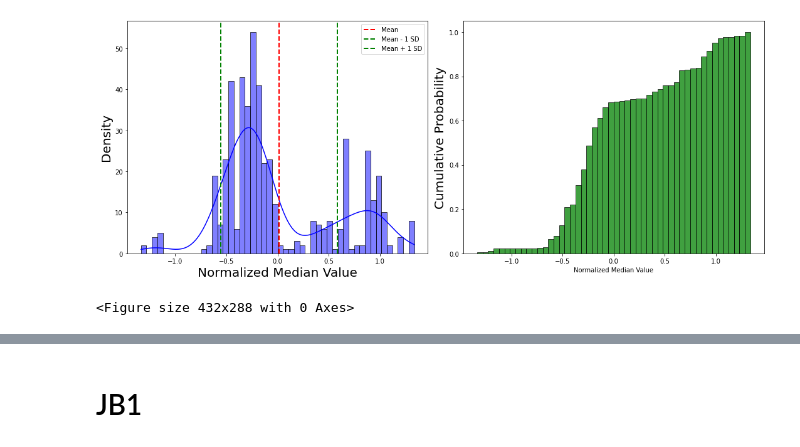
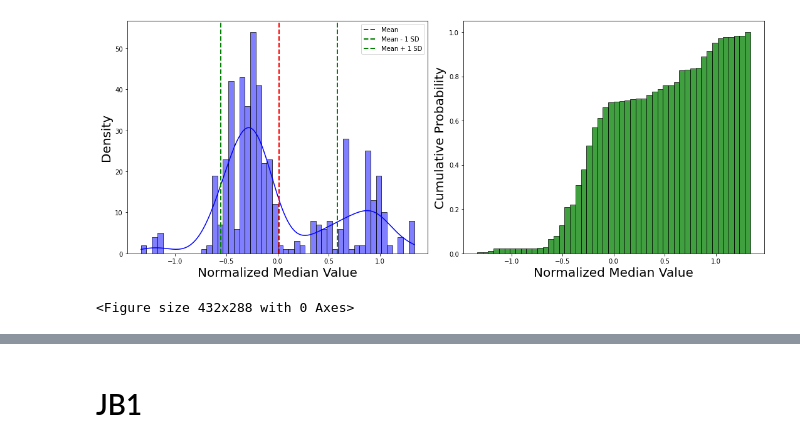
Before and after one commit to andreas-koukorinis/PaperCode, a Jupyter notebook: stylised_facts/Notebooks/Correlation Experiments/additional plots Dec 2023.ipynb, the cells around one changed output, grey strips where cells are left out. Saved outputs shown, nothing was run; the diff lists cells and outputs as text; code cells hidden in the pictures.

```diff
--- a/stylised_facts/Notebooks/Correlation Experiments/additional plots Dec 2023.ipynb
+++ b/stylised_facts/Notebooks/Correlation Experiments/additional plots Dec 2023.ipynb
@@ -104,33 +97,33 @@ std_dev = median_values.std()
 # Define the number of bins for the histogram
 num_bins = 50  # Adjust this value as needed
 
 # Create a figure with two subplots
 fig, axes = plt.subplots(1, 2, figsize=(15, 6))
 
 # Plot the regular histogram with a density plot
 sns.histplot(median_values, bins=num_bins, kde=True, color="blue", ax=axes[0])
 # axes[0].set_title('Histogram of Normalized Median Values with Density Plot')
 axes[0].set_xlabel('Normalized Median Value', fontsize = 20)
 axes[0].set_ylabel('Density', fontsize = 20)
 
 # Adding vertical lines for mean and standard deviations
 axes[0].axvline(mean, color='red', linestyle='--', linewidth=2, label='Mean')
 axes[0].axvline(mean - std_dev, color='green', linestyle='--', linewidth=2, label='Mean - 1 SD')
 axes[0].axvline(mean + std_dev, color='green', linestyle='--', linewidth=2, label='Mean + 1 SD')
 axes[0].legend()
 
 # Plot the cumulative probability histogram
 sns.histplot(median_values, bins=num_bins, cumulative=True, stat="density", kde=False, color="green", ax=axes[1])
 # axes[1].set_title('Cumulative Probability Histogram')
-axes[1].set_xlabel('Normalized Median Value')
+axes[1].set_xlabel('Normalized Median Value', fontsize = 20)
 axes[1].set_ylabel('Cumulative Probability', fontsize = 20)
 
 # Adjust layout and show plot
 plt.tight_layout()
 plt.show()
 plt.tight_layout()
 title = str(symbols[symbolIdx]) + str(clocks[clockIDX])
 plt.savefig(f'{title}.png', dpi=300)
 # %% [output]
-[figure, old version]
+[figure, new version]
 <Figure size 432x288 with 0 Axes>
```
Also changed, not shown: parts of 7 cells of this notebook, 43 other files.
